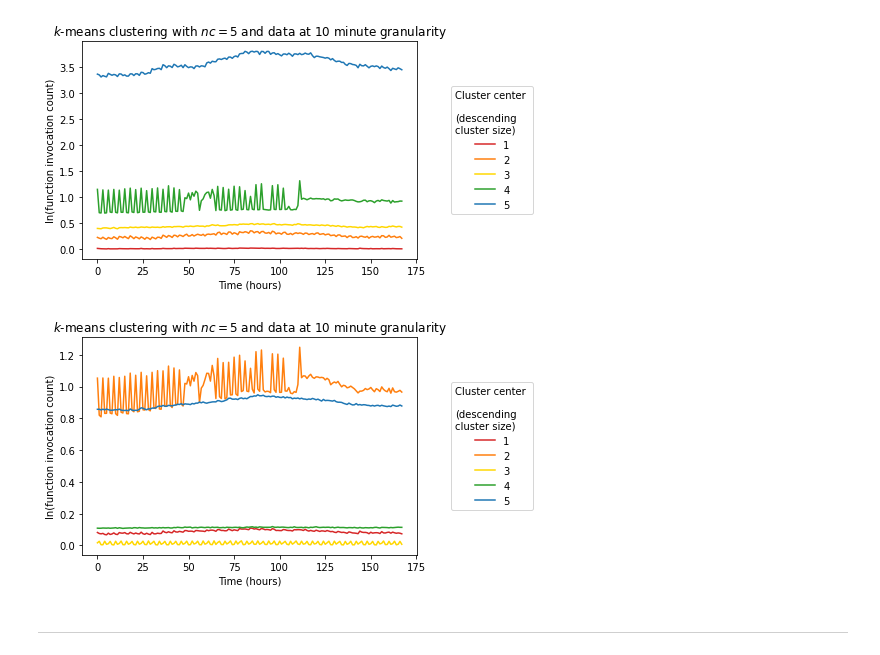
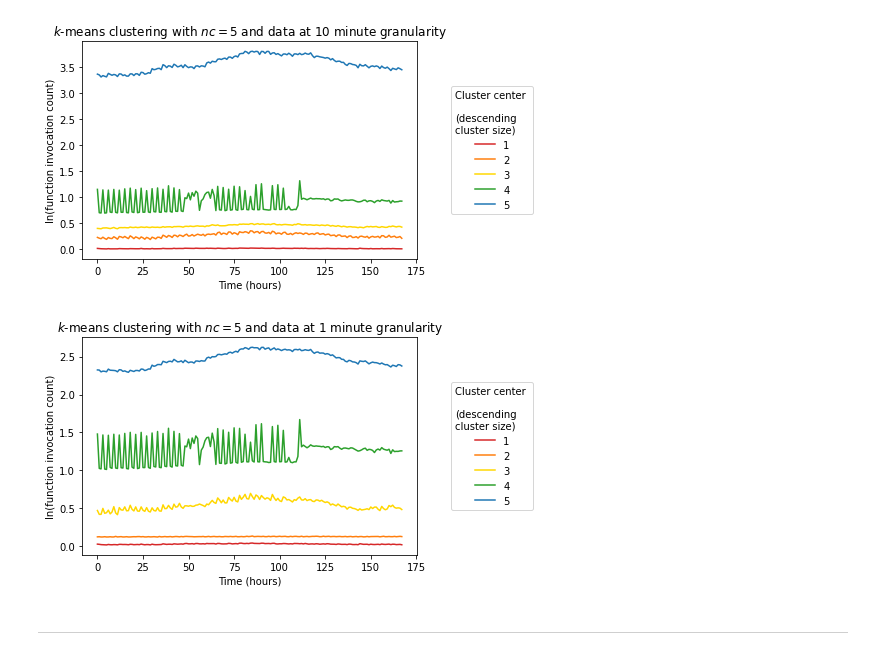
Before and after one commit to sumaiyah/AIaaS, a Jupyter notebook: real-world-data/notebooks/T1.ipynb, the cells around one changed output. Drawn from its saved outputs; the diff is of its cells as text; code cells hidden in the pictures.

Commit message:
Updated notebook to add implemention for joint figures

```diff
--- a/real-world-data/notebooks/T1.ipynb
+++ b/real-world-data/notebooks/T1.ipynb
@@ -181,6 +181,7 @@ km_clusters_1min = pd.read_pickle('1min_7days_kmeans_nc5.pkl')
 # Rainbow order
 colours = ['tab:red', 'tab:orange', 'gold', 'tab:green', 'tab:blue', 'tab:purple', 'tab:pink', 'tab:gray', 'tab:brown']
 # %%
+FIC_FED_AMA_60minute_7days_df_norm['cluster'] = km_clusters_60min
 cluster_order = pd.Series(km_clusters_60min).value_counts().keys().tolist()
 
 for yi in range(len(cluster_order)):
@@ -203,6 +204,7 @@ plt.show()
 # %% [output]
 [figure]
 # %%
+FIC_FED_AMA_10minute_7days_df_norm['cluster'] = km_clusters_10min
 cluster_order = pd.Series(km_clusters_10min).value_counts().keys().tolist()
 
 for yi in range(len(cluster_order)):
@@ -225,28 +227,28 @@ plt.show()
 # %% [output]
 [figure]
 # %%
-cluster_order = pd.Series(km_clusters_1min).value_counts().keys().tolist()
 FIC_FED_AMA_1minute_7days_df_norm = FIC_FED_AMA_10minute_7days_df_norm
 FIC_FED_AMA_1minute_7days_df_norm['cluster'] = km_clusters_1min
 
+cluster_order = pd.Series(km_clusters_1min).value_counts().keys().tolist()
 for yi in range(len(cluster_order)):
     cluster_index = cluster_order[yi]
-    plt.plot(FIC_FED_AMA_10minute_7days_df_norm.groupby('cluster').mean().values[cluster_index][:168], color=colours[yi])
+    plt.plot(FIC_FED_AMA_1minute_7days_df_norm.groupby('cluster').mean().values[cluster_index][:168], color=colours[yi])
 
 # show a legend on the plot
 plt.legend(# The line objects
            labels=['%d' % (i+1) for i in range(k)],   # The labels for each line
            loc='center left', bbox_to_anchor=(1.1, 0.5),  # Position of legend
            borderaxespad=0.1,    # Small spacing around legend box
            title="Cluster center \n\n(descending\ncluster size)"  # Title for the legend
            )
 
 plt.title('$k$-means clustering with $nc=5$ and data at 1 minute granularity')
 plt.xlabel('Time (hours)')
 plt.ylabel('ln(function invocation count)')
 
 plt.show()
 # %% [output]
-[figure, old version]
+[figure, new version]
 # %% [markdown]
 ----
```
Also changed, not shown: parts of 2 cells of this notebook.
